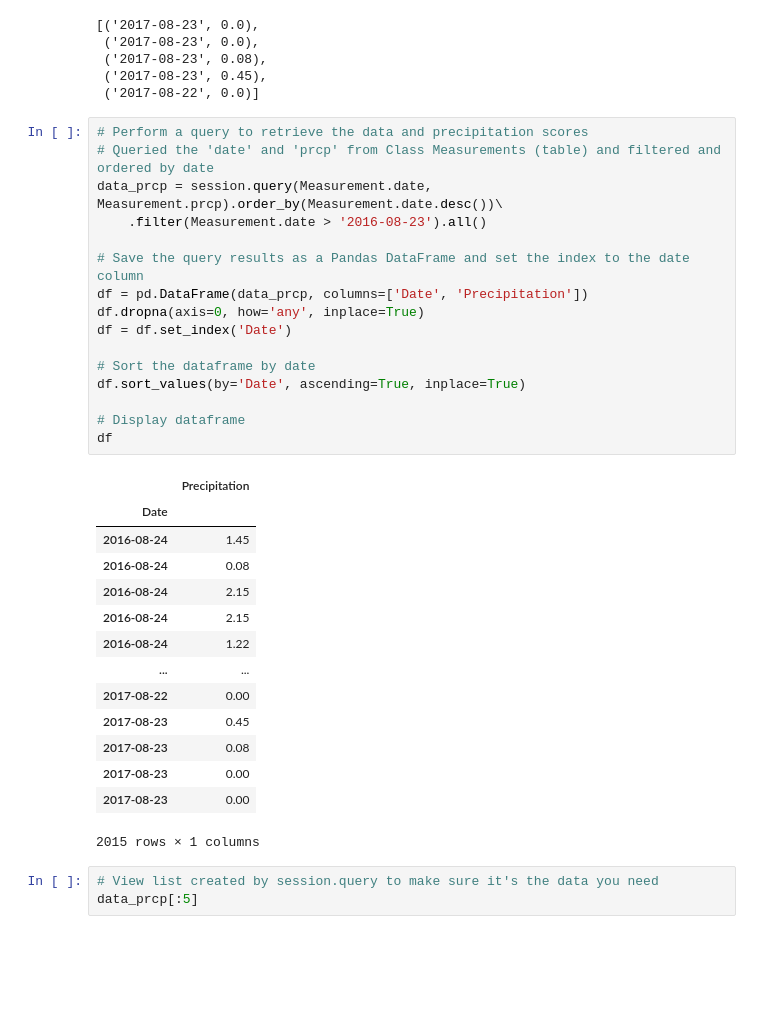
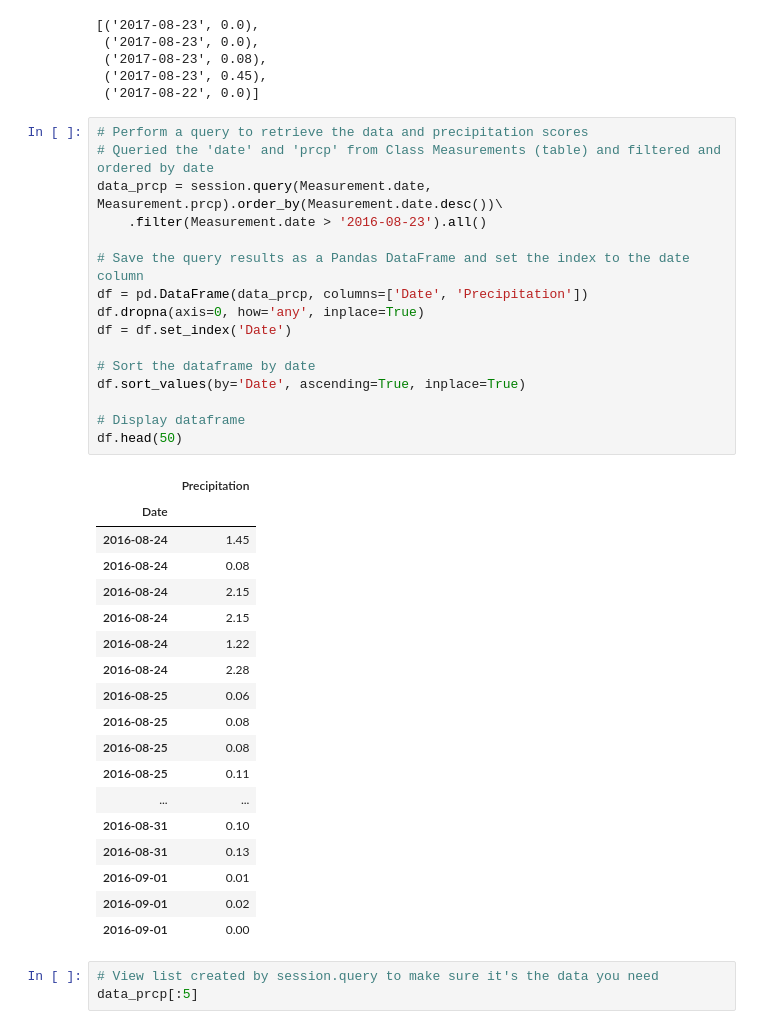
Before and after one commit to jaysueno/sqlalchemy-challenge, a Jupyter notebook: climate_starter.ipynb, the cells around one changed output. Drawn from its saved outputs; the diff is of its cells as text; blank space fills up the shorter version.

```diff
--- a/climate_starter.ipynb
+++ b/climate_starter.ipynb
@@ -88,34 +88,38 @@ session.query(Measurement.date, Measurement.prcp).order_by(Measurement.date.desc
 # %%
 # Perform a query to retrieve the data and precipitation scores
 # Queried the 'date' and 'prcp' from Class Measurements (table) and filtered and ordered by date
 data_prcp = session.query(Measurement.date, Measurement.prcp).order_by(Measurement.date.desc())\
     .filter(Measurement.date > '2016-08-23').all()
 
 # Save the query results as a Pandas DataFrame and set the index to the date column
 df = pd.DataFrame(data_prcp, columns=['Date', 'Precipitation'])
 df.dropna(axis=0, how='any', inplace=True)
 df = df.set_index('Date')
 
 # Sort the dataframe by date
 df.sort_values(by='Date', ascending=True, inplace=True)
 
 # Display dataframe
-df
+df.head(50)
 # %% [output]
 |  | Precipitation |
 | Date |  |
 | 2016-08-24 | 1.45 |
 | 2016-08-24 | 0.08 |
 | 2016-08-24 | 2.15 |
 | 2016-08-24 | 2.15 |
 | 2016-08-24 | 1.22 |
+| 2016-08-24 | 2.28 |
+| 2016-08-25 | 0.06 |
+| 2016-08-25 | 0.08 |
+| 2016-08-25 | 0.08 |
+| 2016-08-25 | 0.11 |
 | ... | ... |
-| 2017-08-22 | 0.00 |
-| 2017-08-23 | 0.45 |
-| 2017-08-23 | 0.08 |
-| 2017-08-23 | 0.00 |
-| 2017-08-23 | 0.00 |
+| 2016-08-31 | 0.10 |
+| 2016-08-31 | 0.13 |
+| 2016-09-01 | 0.01 |
+| 2016-09-01 | 0.02 |
+| 2016-09-01 | 0.00 |
-2015 rows × 1 columns
 # %%
 # View list created by session.query to make sure it's the data you need
 data_prcp[:5]
```
Also changed, not shown: 2 other files.
